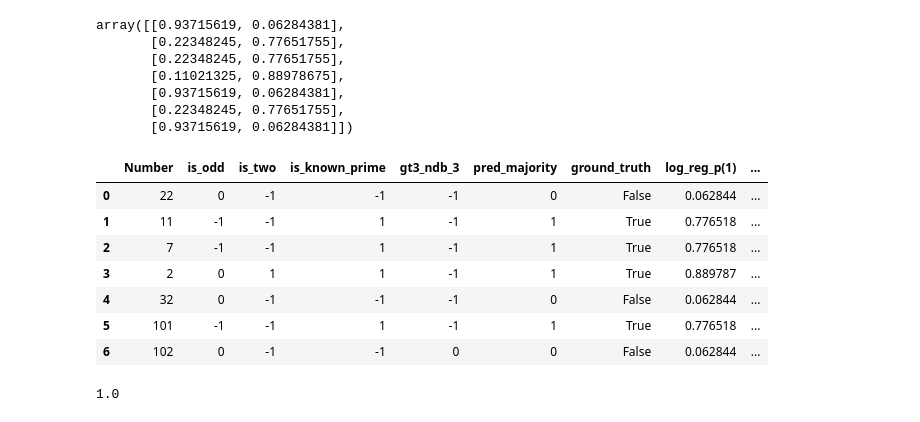
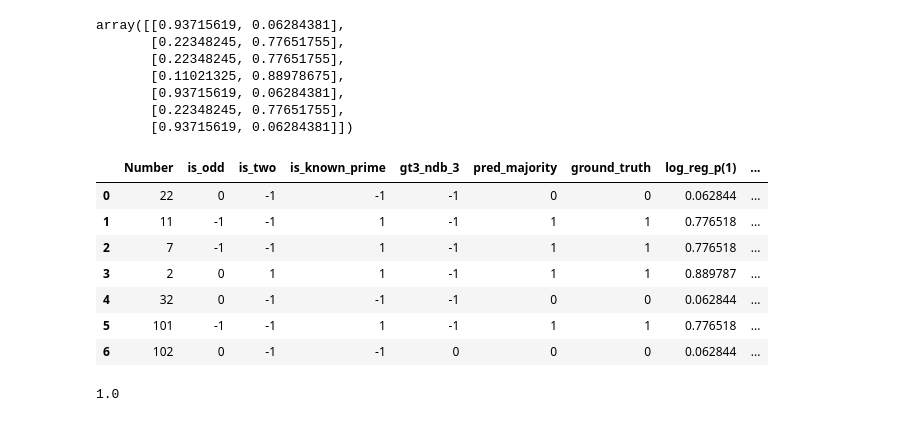
Before and after one commit to johnfkraus/practical-weak-supervision, a Jupyter notebook: ch02_labeling_and_augmentation/labeling_v1.ipynb, the cells around one changed output. Cells and saved outputs as stored; diff of their text form; code cells hidden in the pictures.

```diff
--- a/ch02_labeling_and_augmentation/labeling_v1.ipynb
+++ b/ch02_labeling_and_augmentation/labeling_v1.ipynb
@@ -100,16 +98,16 @@ lfs = [
 def apply_labeling_functions(lfs_, df_):
     """ Returns an ndarray with a column for each labeling function and a row for each data point
     Args:
-        lfs_ (_type_): A list of labeling functions.
-        df_ (_type_): A dataframe having one column labeled Number, a row for each data point, and an index starting with zero.
+        lfs_ (list): A list of labeling functions.
+        df_ (Pandas DataFrame): A dataframe having one column labeled Number, a row for each data point, and an index starting with zero.
     """
     applier = PandasLFApplier(lfs=lfs_)
-    print(df_.shape)
+    # print(df_.shape)
     if df_.shape[1] != 1:
         print("check shape?")
-    print(df_.head())
+    # print(df_.head())
     L_label_matrix = applier.apply(df=df_)
-    print("done")
     return L_label_matrix
 
+# generate a label matrix for training the generative model, with the matrix having shape (m=# of labeling functions, n=number of data points)
 L_train = apply_labeling_functions(lfs, df)
@@ -125,10 +113,0 @@ done
-# %%
-# lfs = [
-# is_odd,#        is_even, # duplicates is_odd!
-#         is_two,
-#         is_known_prime,
-#         # gt3_ndb_3 ]
-# apply labeling function s with PandasLFApplier to get a two-dimensional matrix of labels.
-applier = PandasLFApplier(lfs=lfs)
-L_train = applier.apply(df=df)
-LFAnalysis(L=L_train, lfs=lfs).lf_summary()
@@ -200,8 +172,9 @@ array([0.05, 0.05, 0.05])
 ### Calculating: Correct, Incorrect and Empirical Accuracy on the validation set
 # %%
 # apply the labeling functions to the validation set; returns a label from each L.F. for each data point.
-L_valid = applier.apply(df_val)
-LFAnalysis(L_valid, lfs).lf_summary(true_labels)
+L_valid = apply_labeling_functions(lfs,  pd.DataFrame(validation_data, columns=['Number']))
+
+LFAnalysis(L_valid, lfs).lf_summary(validation_true_labels)
 # %% [output]
 |  | j | Polarity | Coverage | Overlaps | Conflicts | Correct | Incorrect | Emp. Acc. |
 | is_odd | 0 | [0] | 0.571429 | 0.142857 | 0.142857 | 3 | 1 | 0.75 |
@@ -411,10 +507,19 @@ df
 # %%
 # 7/20 prime numbers
+
+
+
+
 label_model_wcb = LabelModel()
 # no Y_train data!!
 label_model_wcb.fit(L_train=L_train, n_epochs=200, class_balance = [0.7, 0.3], seed=100)
 preds_train_label_wcb = label_model_wcb.predict(L=L_train)
 preds_valid_label_wcb = label_model_wcb.predict(L=L_valid)
-L_valid = applier.apply(df_val)
-LFAnalysis(L_valid, lfs).lf_summary()
+# L_valid = applier.apply(df_val)
+
+L_valid = apply_labeling_functions(lfs, pd.DataFrame(validation_data, columns=['Number']))
+
+
+# LFAnalysis(L_valid, lfs).lf_summary()
+LFAnalysis(L_valid, lfs).lf_summary(validation_true_labels)
 # %% [output]
@@ -572,27 +681,27 @@ array([[0.93715619, 0.06284381],
        [0.22348245, 0.77651755],
        [0.93715619, 0.06284381]])
 # %%
-df_val = pd.DataFrame(validation, columns=['Number'])
+df_val = pd.DataFrame(validation_data, columns=['Number'])
 df_val["is_odd"] = df_val.apply(is_odd, axis=1)
 # df_val["is_even"] = df_val.apply(is_even, axis=1)
 df_val["is_two"] = df_val.apply(is_two, axis=1)
 df_val["is_known_prime"] = df_val.apply(is_known_prime, axis=1)
 df_val["gt3_ndb_3"] = df_val.apply(gt3_ndb_3, axis=1)
 df_val["pred_majority"] = preds_valid_majority_label
-df_val["ground_truth"] = true_labels
+df_val["ground_truth"] = validation_true_labels
 df_val["log_reg_p(1)"] = validation_pred_probs[:,1]
 gt_one_half = lambda x: (x > 0.5)
 df_val["log_reg_pred"] = np.multiply(gt_one_half(df_val["log_reg_p(1)"]),1 )
 df_val
 # %% [output]
 |  | Number | is_odd | is_two | is_known_prime | gt3_ndb_3 | pred_majority | ground_truth | log_reg_p(1) | ... |
-| 0 | 22 | 0 | -1 | -1 | -1 | 0 | False | 0.062844 | ... |
-| 1 | 11 | -1 | -1 | 1 | -1 | 1 | True | 0.776518 | ... |
-| 2 | 7 | -1 | -1 | 1 | -1 | 1 | True | 0.776518 | ... |
-| 3 | 2 | 0 | 1 | 1 | -1 | 1 | True | 0.889787 | ... |
-| 4 | 32 | 0 | -1 | -1 | -1 | 0 | False | 0.062844 | ... |
-| 5 | 101 | -1 | -1 | 1 | -1 | 1 | True | 0.776518 | ... |
-| 6 | 102 | 0 | -1 | -1 | 0 | 0 | False | 0.062844 | ... |
+| 0 | 22 | 0 | -1 | -1 | -1 | 0 | 0 | 0.062844 | ... |
+| 1 | 11 | -1 | -1 | 1 | -1 | 1 | 1 | 0.776518 | ... |
+| 2 | 7 | -1 | -1 | 1 | -1 | 1 | 1 | 0.776518 | ... |
+| 3 | 2 | 0 | 1 | 1 | -1 | 1 | 1 | 0.889787 | ... |
+| 4 | 32 | 0 | -1 | -1 | -1 | 0 | 0 | 0.062844 | ... |
+| 5 | 101 | -1 | -1 | 1 | -1 | 1 | 1 | 0.776518 | ... |
+| 6 | 102 | 0 | -1 | -1 | 0 | 0 | 0 | 0.062844 | ... |
 # %%
 accuracy_val_log_regr = (df_val["log_reg_pred"] == df_val["ground_truth"]).mean()
 print(accuracy_val_log_regr)
```
Also changed, not shown: parts of 47 cells of this notebook.
